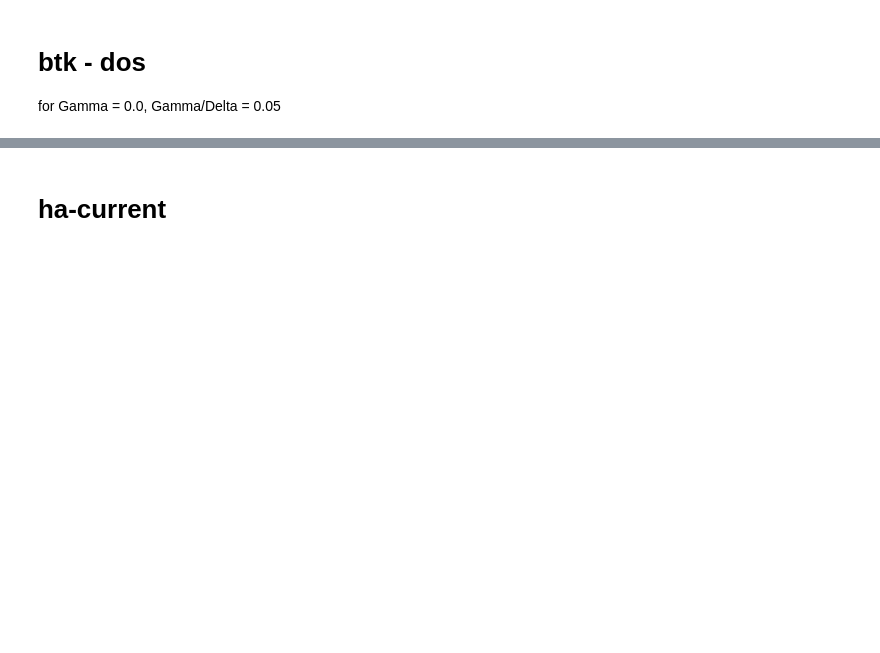
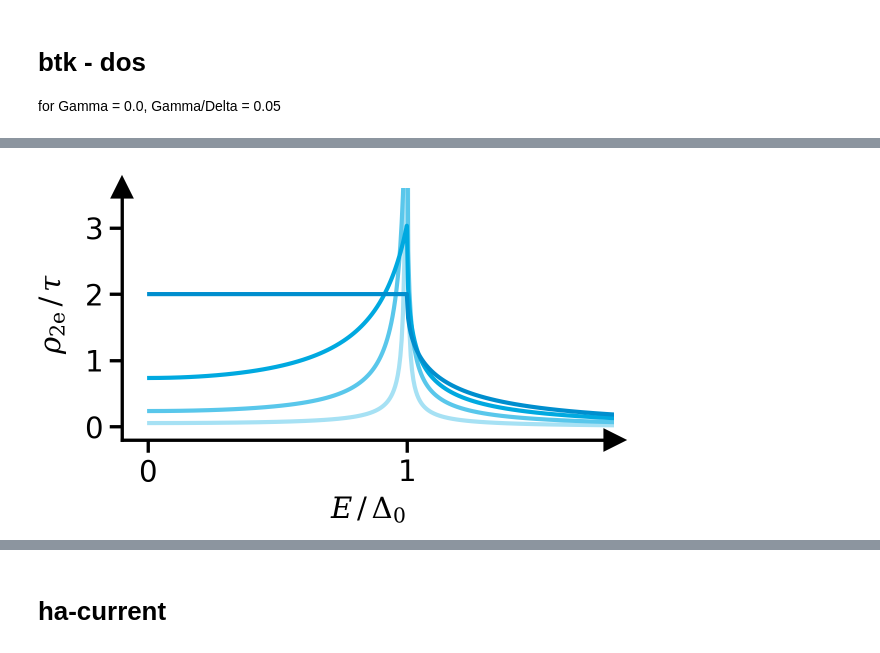
Before and after one commit to schmampf/dissertation, a Jupyter notebook: theory/meso/meso.ipynb, the cells around one changed output, grey strips where cells are left out. Cells and saved outputs as stored; diff of their text form; code cells hidden in the pictures; blank space fills up the shorter version.

```diff
--- a/theory/meso/meso.ipynb
+++ b/theory/meso/meso.ipynb
@@ -492,0 +142,24 @@ fig.savefig("btk-current.pdf")
+# %%
+fig, ax = get_figure(figsize=(2, 1.2), subfigure=True)
+
+for i, tau_i in enumerate(tau):
+    ax.plot(
+        V_mV / Delta_meV,
+        N_2e[i, :],
+        color=seeblau[i],
+        zorder=10 - i,
+        label=f"{tau_i:.1f}",
+    )
+
+ax.set_xlim(-0.1, 1.8)
+ax.set_ylim(-0.2, 3.6)
+ax.set_yticks([0, 1, 2, 3])
+ax.set_xticks([0, 1])
+
+ylabel = "$\\rho_\\mathrm{2e}\\,/\\,\\tau$"
+xlabel = "$E\\,/\\,\\Delta_0$"
+title = "btk-2e-dos"
+
+theory_layout(fig, ax, title, xlabel, ylabel)
+# %% [output]
+[figure, added]
```
Also changed, not shown: parts of 29 cells of this notebook, 41 other files.
